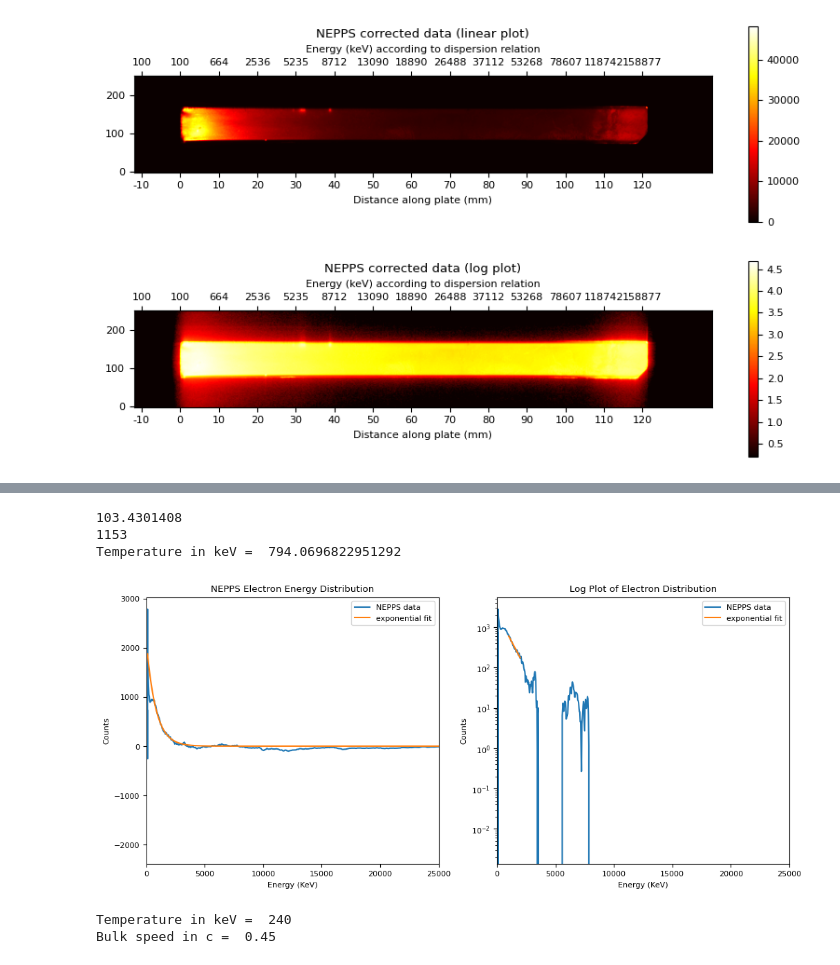
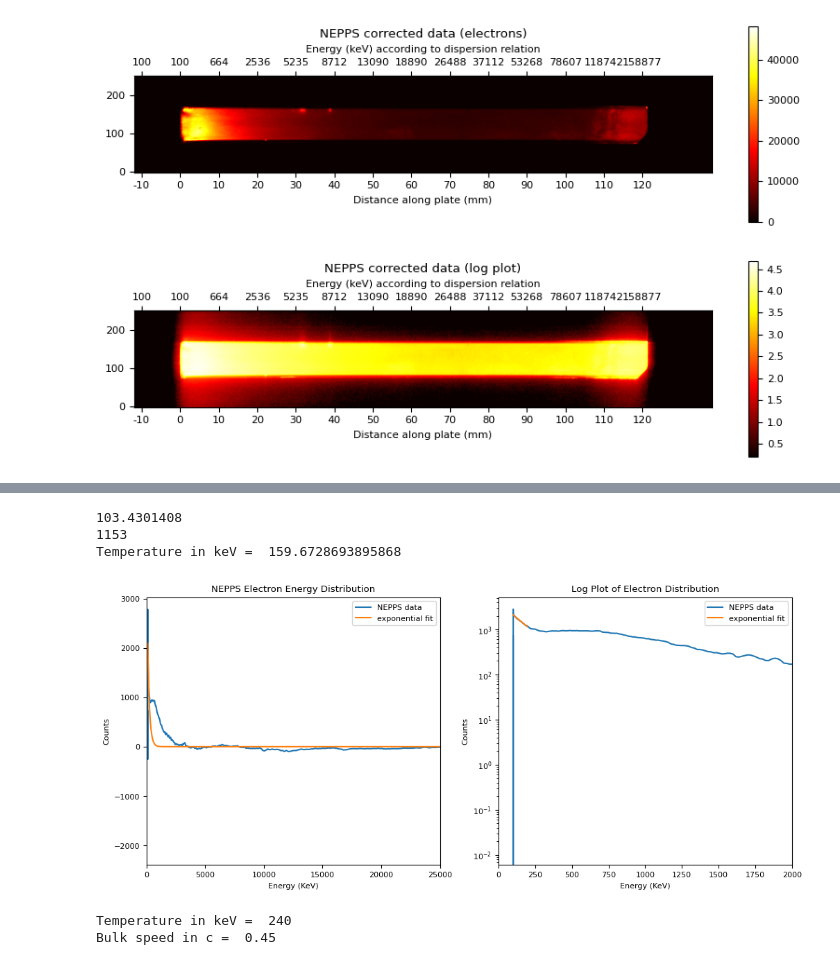
Before and after one commit to Schaeffer-Lab/Dec-2024-Shock-Data, a Jupyter notebook: NEPPS_HDR_Processing.ipynb, the cells around one changed output, grey strips where cells are left out. Drawn from its saved outputs; the diff is of its cells as text; code cells hidden in the pictures.

```diff
--- a/NEPPS_HDR_Processing.ipynb
+++ b/NEPPS_HDR_Processing.ipynb
@@ -370,6 +469,7 @@ import numpy as np
 import cv2
 
 with h5py.File('PLATE-1_ALL-SCANS_IP-HDR-ANALYSIS_N241229-001-999.h5', "r") as f:
+#with h5py.File('PLATE-5-IP-HDR-ANALYSIS_N241228-001-999.h5', "r") as f:
 
     base_items = list(f.items())
     #print('items in the base directory:', base_items)
@@ -407,13 +507,17 @@ with h5py.File('PLATE-1_ALL-SCANS_IP-HDR-ANALYSIS_N241229-001-999.h5', "r") as f
 
     plt.rc('font', size=8)
 
+    edge = 95
+    #edge = 159
+    d = edge - 100
+
     im1 = axs[0].imshow(shot_data, cmap='hot', origin='lower')
     axs[0].set_xlabel('Distance along plate (mm)')
     #axs[0].set_ylabel('Position along width of plate (Pixels)')
     axs[0].set_title('NEPPS corrected data (linear plot)')
     plt.colorbar(im1, ax=axs[0], label='')
     tick = np.arange(0, 1400, step=100)
-    axs[0].set_xticks(tick-5, labels=0.1*(tick-100))
+    axs[0].set_xticks(tick+d, labels=0.1*(tick-100))
 
     ax0 = axs[0].secondary_xaxis('top')
     ax0.set_xticks(tick, labels=[int(i) for i in transform_proton_axis(tick-95,10)])
@@ -424,10 +528,10 @@ with h5py.File('PLATE-1_ALL-SCANS_IP-HDR-ANALYSIS_N241229-001-999.h5', "r") as f
     #axs[1].set_ylabel('Position along width of plate (Pixels)')
     axs[1].set_title('NEPPS corrected data (log plot)')
     plt.colorbar(im2, ax=axs[1], label='')
-    axs[1].set_xticks(tick-5, labels=0.1*(tick-100))
+    axs[1].set_xticks(tick+d, labels=0.1*(tick-100))
 
     ax1 = axs[1].secondary_xaxis('top')
-    ax1.set_xticks(tick, labels=[int(i) for i in transform_proton_axis(tick-95,10)])
+    ax1.set_xticks(tick, labels=[int(i) for i in transform_proton_axis(tick-edge,10)])
     ax1.set_xlabel('Energy (keV) according to dispersion relation')
 
 NEPPS_1_29= shot_data
@@ -446,6 +550,8 @@ import numpy as np
 import cv2
 
 with h5py.File('PLATE-2_ALL-SCANS_IP-HDR-ANALYSIS_N241229-001-999.h5', "r") as f:
+#with h5py.File('PLATE-1_ALL-SCANS_IP-HDR-ANALYSIS_N241229-001-999.h5', "r") as f:
+#with h5py.File('TD_TC000-000_NEPPS_IMAGE-PLATE-6_ALL-SCANS_IP-HDR-ANALYSIS_N241228-001-999.h5', "r") as f:
 
     base_items = list(f.items())
     print('items in the base directory:', base_items)
@@ -483,16 +589,21 @@ with h5py.File('PLATE-2_ALL-SCANS_IP-HDR-ANALYSIS_N241229-001-999.h5', "r") as f
 
     plt.rc('font', size=8)
 
+    edge = 119
+    #edge = 136
+    #edge = 95
+    d = edge-100
+
     im1 = axs[0].imshow(shot_data, cmap='hot', origin='lower')
     axs[0].set_xlabel('Distance along plate (mm)')
     #axs[0].set_ylabel('Position along width of plate (Pixels)')
-    axs[0].set_title('NEPPS corrected data (linear plot)')
+    axs[0].set_title('NEPPS corrected data (electrons)')
     plt.colorbar(im1, ax=axs[0], label='')
     tick = np.arange(0, 1400, step=100)
-    axs[0].set_xticks(tick+19, labels=[int(i) for i in 0.1*(tick-100)])
+    axs[0].set_xticks(tick+d, labels=[int(i) for i in 0.1*(tick-100)])
 
     ax0 = axs[0].secondary_xaxis('top')
-    ax0.set_xticks(tick+19, labels=[int(i) for i in transform_electron_axis(tick-119,10)])
+    ax0.set_xticks(tick+d, labels=[int(i) for i in transform_electron_axis(tick-119,10)])
     ax0.set_xlabel('Energy (keV) according to dispersion relation')
 
     im2 = axs[1].imshow((1/np.log(10))*np.log(np.abs(shot_data+1)), cmap='hot', origin='lower')
@@ -500,10 +611,10 @@ with h5py.File('PLATE-2_ALL-SCANS_IP-HDR-ANALYSIS_N241229-001-999.h5', "r") as f
     #axs[1].set_ylabel('Position along width of plate (Pixels)')
     axs[1].set_title('NEPPS corrected data (log plot)')
     plt.colorbar(im2, ax=axs[1], label='')
-    axs[1].set_xticks(tick+19, labels=[int(i) for i in 0.1*(tick-100)])
+    axs[1].set_xticks(tick+d, labels=[int(i) for i in 0.1*(tick-100)])
 
     ax1 = axs[1].secondary_xaxis('top')
-    ax1.set_xticks(tick+19, labels=[int(i) for i in transform_electron_axis(tick-119,10)])
+    ax1.set_xticks(tick+d, labels=[int(i) for i in transform_electron_axis(tick-edge,10)])
     ax1.set_xlabel('Energy (keV) according to dispersion relation')
 
 NEPPS_2_29= shot_data
@@ -641,37 +814,37 @@ dSdE = dSdx*dxdE_electrons(x)
 
 dNdE = dSdE/dSdN
 
 axs[0].plot(E, dNdE, label='NEPPS data')
 axs[0].set_xlim(0,25000)
 axs[0].set_xlabel("Energy (KeV)")
 axs[0].set_ylabel("Counts")
 axs[0].set_title("NEPPS Electron Energy Distribution")
 
 axs[1].semilogy(E, dNdE, label='NEPPS data')
 axs[1].set_xlim(0,50000)
 axs[1].set_xlabel("Energy (KeV)")
 axs[1].set_ylabel("Counts")
 axs[1].set_title("Log Plot of Electron Distribution")
 
-start, end = find_index(E,1000,2000)
+start, end = find_index(E,100,200)
 
 coeff = np.polyfit(E[start:end], np.log(dNdE)[start:end],1)
 lin_fit = np.poly1d(coeff)
 exp_fit = np.exp(coeff[1]+coeff[0]*E)
 axs[1].plot(E[start:end], exp_fit[start:end], label='exponential fit')
-axs[1].set_xlim(0,25000)
+axs[1].set_xlim(0,2000)
 
 axs[0].plot(E, exp_fit, label='exponential fit')
 
 axs[0].legend()
 axs[1].legend()
 
 print('Temperature in keV = ', -1/coeff[0])
 # %% [output]
 103.4301408
 1153
-Temperature in keV =  794.0696822951292
+Temperature in keV =  159.6728693895868
-[figure, old version]
+[figure, new version]
 # %%
 E_shift = E+511 #add the mass-energy of the electron
 
```
Also changed, not shown: parts of 18 cells of this notebook, 4 other files.
